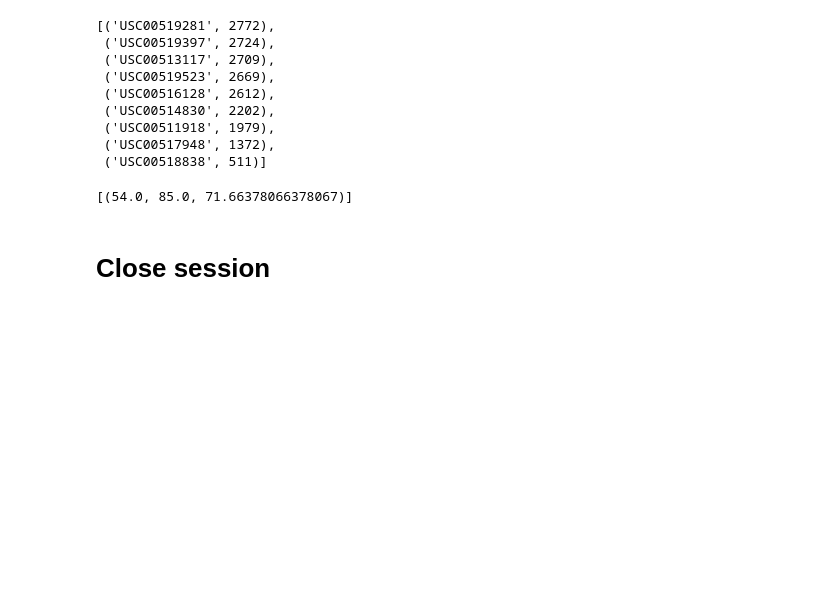
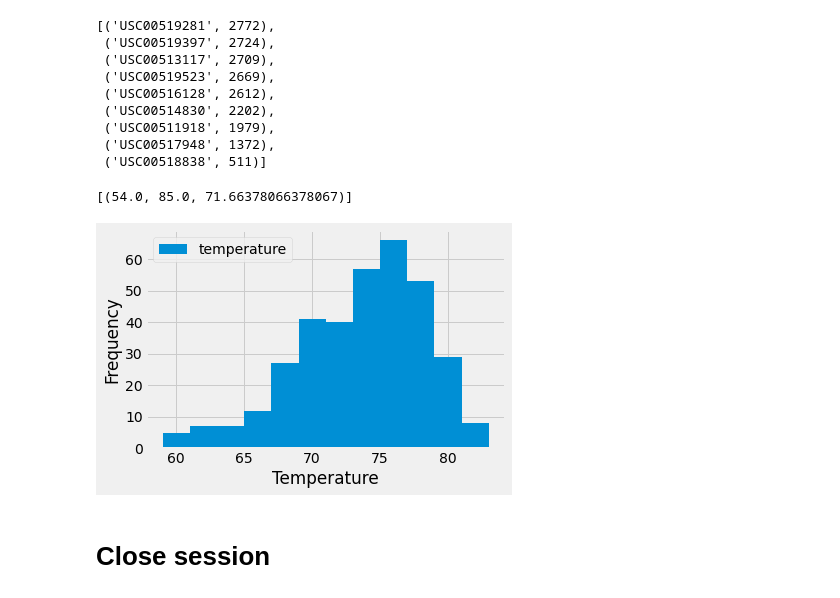
Before and after one commit to ekatuuo/sqlalchemy-challenge, a Jupyter notebook: climate_starter.ipynb, the cells around one changed output. Cells and saved outputs as stored; diff of their text form; code cells hidden in the pictures; blank space fills up the shorter version.

```diff
--- a/climate_starter.ipynb
+++ b/climate_starter.ipynb
@@ -191,23 +191,26 @@ temperature
 # %%
 # Using the most active station id
 # Query the last 12 months of temperature observation data for this station and plot the results as a histogram
 temp_obser_data = session.query(Measurement.date, Measurement.tobs).filter(Measurement.station == most_active_temp).\
     filter(func.strftime("%Y-%m-%d", Measurement.date) >= dt.date(2016, 8, 23)).all()
 
 #save as a data frame
-temp_obser_data_df = pd.DataFrame(temp_observation, columns = ['date', 'temperature'])
+temp_obser_data_df = pd.DataFrame(temp_obser_data, columns = ['date', 'temperature'])
 
+fig, ax = plt.subplots(figsize = (15, 10))
 fig, ax = plt.subplots()
 temp_obser_data_df.plot.hist(bins = 12, ax = ax)
 
 ax.set_xlabel('Temperature')
 ax.set_ylabel('Frequency')
 
 plt.savefig("Images/yearly_plot.png")
 
 #plot
 plt.tight_layout()
 plt.show()
+# %% [output]
+[figure, added]
 # %% [markdown]
 # Close session
 # %%
```
Also changed, not shown: 1 other file.
